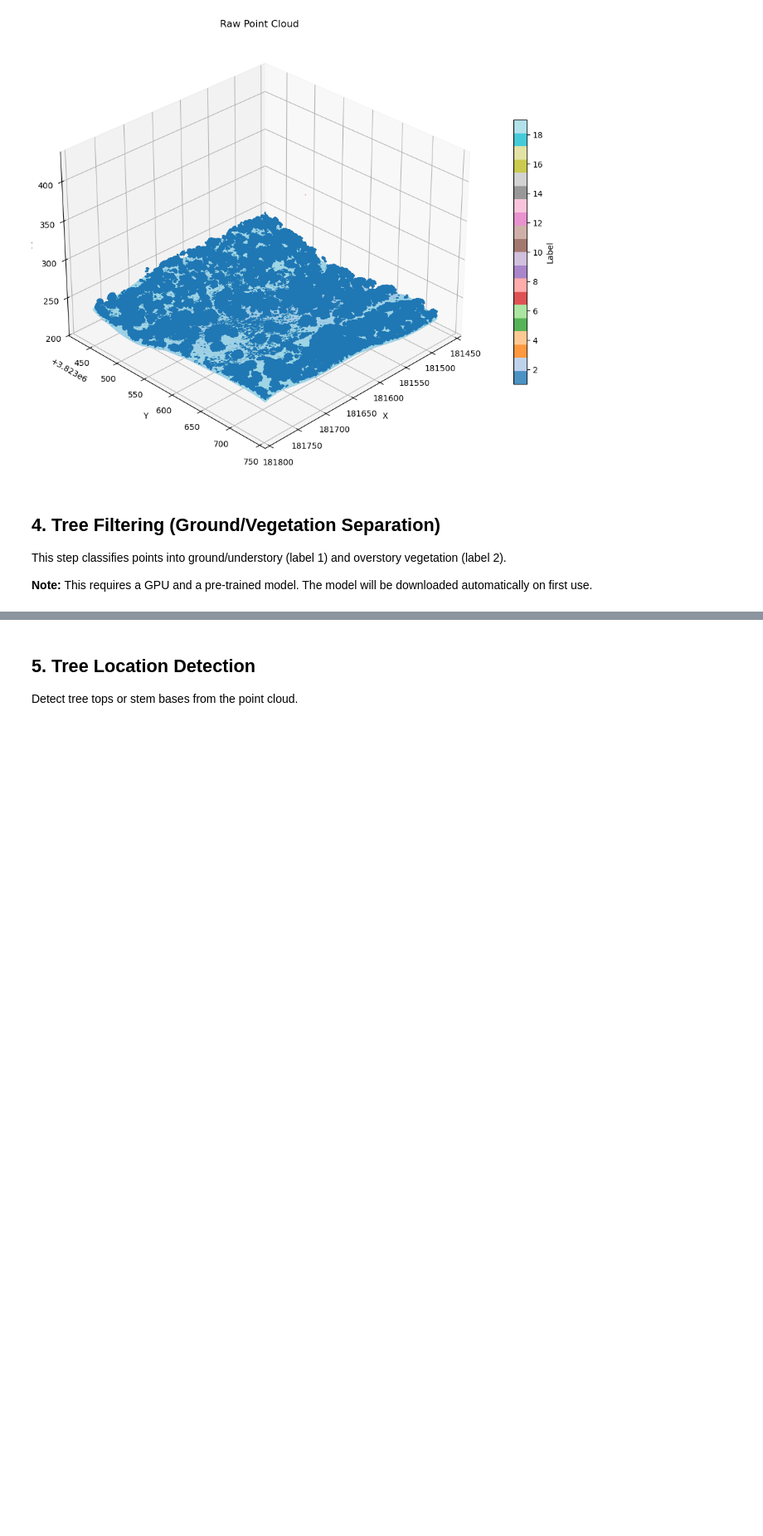
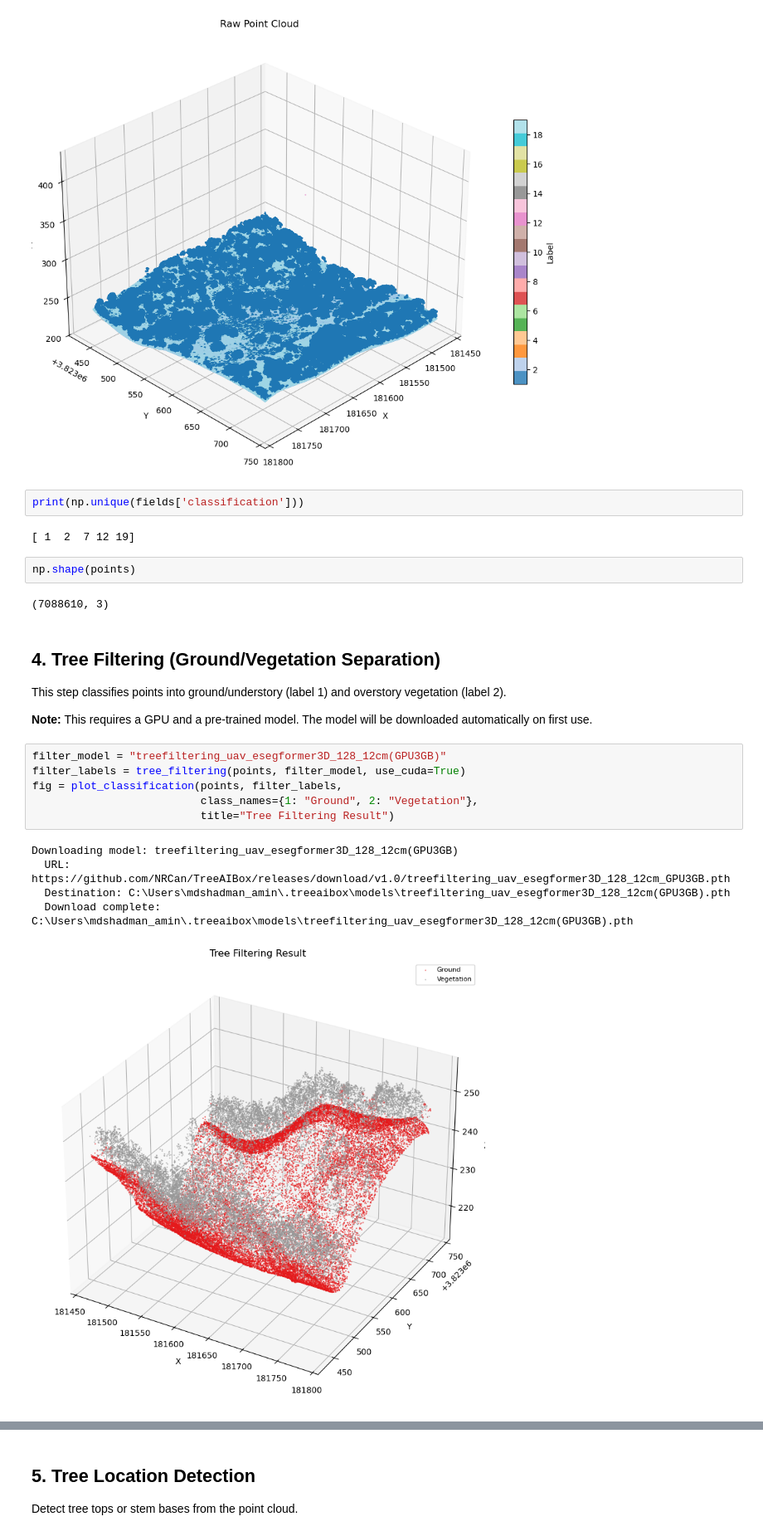
Before and after one commit to ShadmanAmin/cloudcompy_treeai, a Jupyter notebook: examples/example_notebook.ipynb, the cells around one changed output, grey strips where cells are left out. Shown at 83% size. Saved outputs shown, nothing was run; the diff lists cells and outputs as text; blank space fills up the shorter version.

```diff
--- a/examples/example_notebook.ipynb
+++ b/examples/example_notebook.ipynb
@@ -80,12 +80,32 @@ array([1, 1, 1, ..., 1, 2, 2], dtype=uint8)
 fig = plot_point_cloud(points, title="Raw Point Cloud", labels=fields['classification'])
 # %% [output]
 [figure]
+# %%
+print(np.unique(fields['classification']))
+# %% [output]
+[ 1  2  7 12 19]
+# %%
+np.shape(points)
+# %% [output]
+(7088610, 3)
 # %% [markdown]
 ## 4. Tree Filtering (Ground/Vegetation Separation)
 
 This step classifies points into ground/understory (label 1) and overstory vegetation (label 2).
 
 **Note:** This requires a GPU and a pre-trained model. The model will be downloaded automatically on first use.
+# %%
+filter_model = "treefiltering_uav_esegformer3D_128_12cm(GPU3GB)"
+filter_labels = tree_filtering(points, filter_model, use_cuda=True)
+fig = plot_classification(points, filter_labels,
+                          class_names={1: "Ground", 2: "Vegetation"},
+                          title="Tree Filtering Result")
+# %% [output]
+Downloading model: treefiltering_uav_esegformer3D_128_12cm(GPU3GB)
+  URL: https://github.com/NRCan/TreeAIBox/releases/download/v1.0/treefiltering_uav_esegformer3D_128_12cm_GPU3GB.pth
+  Destination: C:\Users\mdshadman_amin\.treeaibox\models\treefiltering_uav_esegformer3D_128_12cm(GPU3GB).pth
+  Download complete: C:\Users\mdshadman_amin\.treeaibox\models\treefiltering_uav_esegformer3D_128_12cm(GPU3GB).pth
+[figure, added]
 # %%
 filter_model = "treefiltering_als_esegformer3D_128_15cm(GPU3GB)"
 filter_labels = tree_filtering(points, filter_model, use_cuda=False)
```
Also changed, not shown: parts of 5 cells of this notebook.
